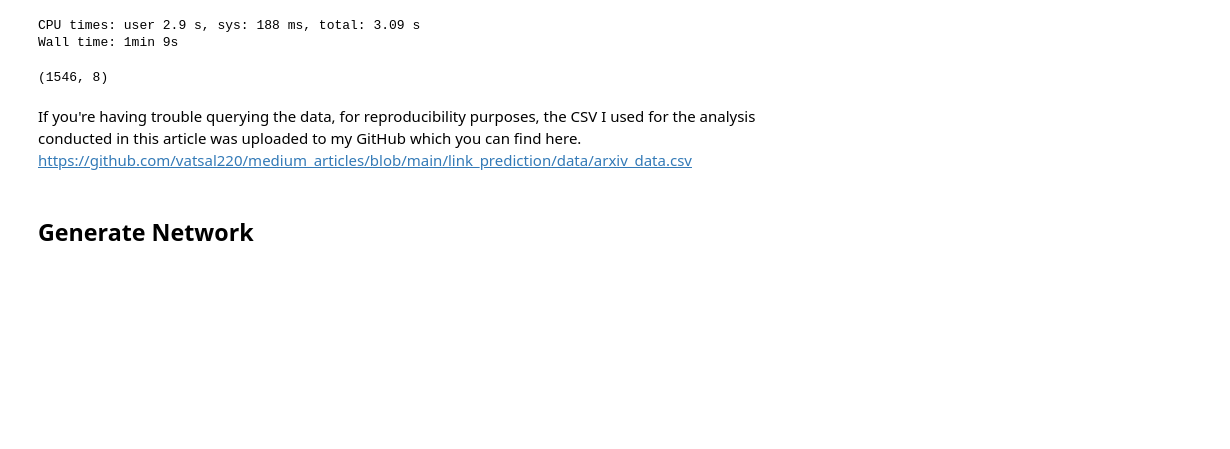
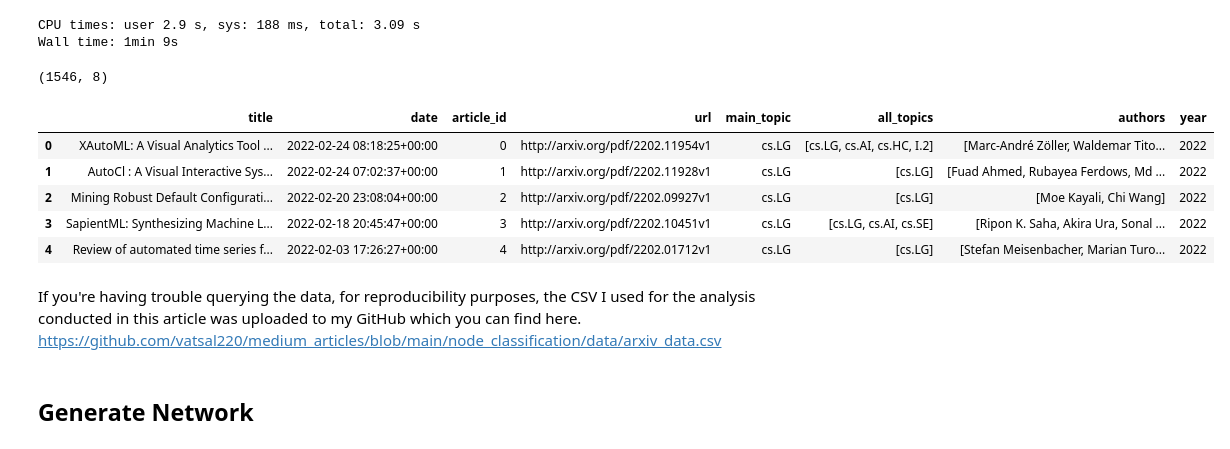
Before and after one commit to vatsal220/medium_articles, a Jupyter notebook: node_classification/classify_node.ipynb, the cells around one changed output. Saved outputs shown, nothing was run; the diff lists cells and outputs as text; code cells hidden in the pictures; blank space fills up the shorter version.

Commit message:
completed node classification pipeline with documentation

```diff
--- a/node_classification/classify_node.ipynb
+++ b/node_classification/classify_node.ipynb
@@ -106,8 +106,17 @@ research_df.shape
 CPU times: user 2.9 s, sys: 188 ms, total: 3.09 s
 Wall time: 1min 9s
 (1546, 8)
+# %%
+research_df.head()
+# %% [output]
+|  | title | date | article_id | url | main_topic | all_topics | authors | year |
+| 0 | XAutoML: A Visual Analytics Tool ... | 2022-02-24 08:18:25+00:00 | 0 | http://arxiv.org/pdf/2202.11954v1 | cs.LG | [cs.LG, cs.AI, cs.HC, I.2] | [Marc-André Zöller, Waldemar Tito... | 2022 |
+| 1 | AutoCl : A Visual Interactive Sys... | 2022-02-24 07:02:37+00:00 | 1 | http://arxiv.org/pdf/2202.11928v1 | cs.LG | [cs.LG] | [Fuad Ahmed, Rubayea Ferdows, Md ... | 2022 |
+| 2 | Mining Robust Default Configurati... | 2022-02-20 23:08:04+00:00 | 2 | http://arxiv.org/pdf/2202.09927v1 | cs.LG | [cs.LG] | [Moe Kayali, Chi Wang] | 2022 |
+| 3 | SapientML: Synthesizing Machine L... | 2022-02-18 20:45:47+00:00 | 3 | http://arxiv.org/pdf/2202.10451v1 | cs.LG | [cs.LG, cs.AI, cs.SE] | [Ripon K. Saha, Akira Ura, Sonal ... | 2022 |
+| 4 | Review of automated time series f... | 2022-02-03 17:26:27+00:00 | 4 | http://arxiv.org/pdf/2202.01712v1 | cs.LG | [cs.LG] | [Stefan Meisenbacher, Marian Turo... | 2022 |
 # %% [markdown]
-If you're having trouble querying the data, for reproducibility purposes, the CSV I used for the analysis conducted in this article was uploaded to my GitHub which you can find here. https://github.com/vatsal220/medium_articles/blob/main/link_prediction/data/arxiv_data.csv
+If you're having trouble querying the data, for reproducibility purposes, the CSV I used for the analysis conducted in this article was uploaded to my GitHub which you can find here. https://github.com/vatsal220/medium_articles/blob/main/node_classification/data/arxiv_data.csv
 # %% [markdown]
 ## Generate Network
 # %% [markdown]
```
Also changed, not shown: parts of 3 cells of this notebook, 1 other file.
